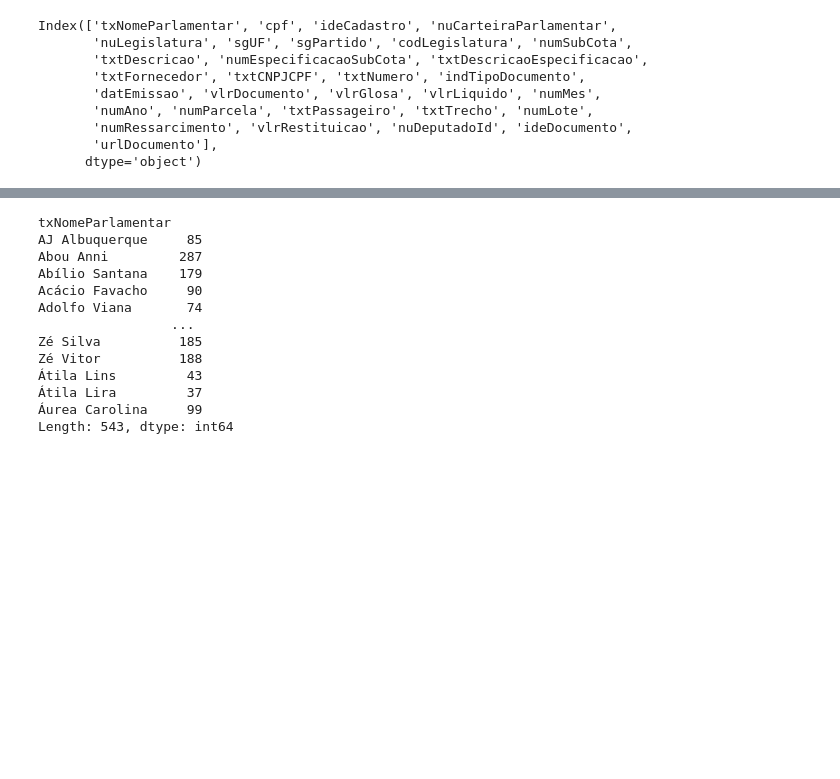
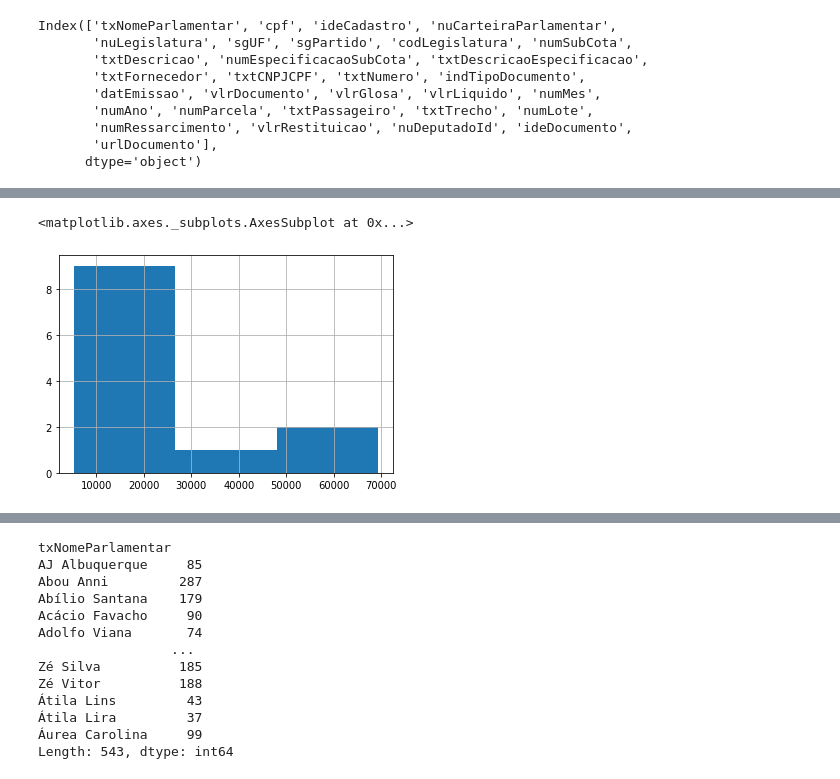
Before and after one commit to dennis-10/Data_Science, a Jupyter notebook: GastosDeputados.ipynb, the cells around one changed output, grey strips where cells are left out. Drawn from its saved outputs; the diff is of its cells as text; code cells hidden in the pictures; blank space fills up the shorter version.

```diff
--- a/GastosDeputados.ipynb
+++ b/GastosDeputados.ipynb
@@ -44,0 +168,3 @@ Index(['txNomeParlamentar', 'cpf', 'ideCadastro', 'nuCarteiraParlamentar',
+# %%
+deputados3 = deputados.iloc[:228,:]
+deputados3.head
@@ -44,0 +186,4 @@ Index(['txNomeParlamentar', 'cpf', 'ideCadastro', 'nuCarteiraParlamentar',
+# %%
+deputados3 = deputados3[["txNomeParlamentar","vlrLiquido","vlrRestituicao","sgPartido"]]
+agrupado = deputados3.groupby(["txNomeParlamentar"]).sum().sort_values(["vlrLiquido"], ascending = False)
+print(agrupado)
@@ -44,0 +205,5 @@ Index(['txNomeParlamentar', 'cpf', 'ideCadastro', 'nuCarteiraParlamentar',
+# %%
+agrupado["vlrLiquido"].hist(bins=3)
+# %% [output]
+<matplotlib.axes._subplots.AxesSubplot at 0x...>
+[figure, added]
```
Also changed, not shown: parts of 27 cells of this notebook.
